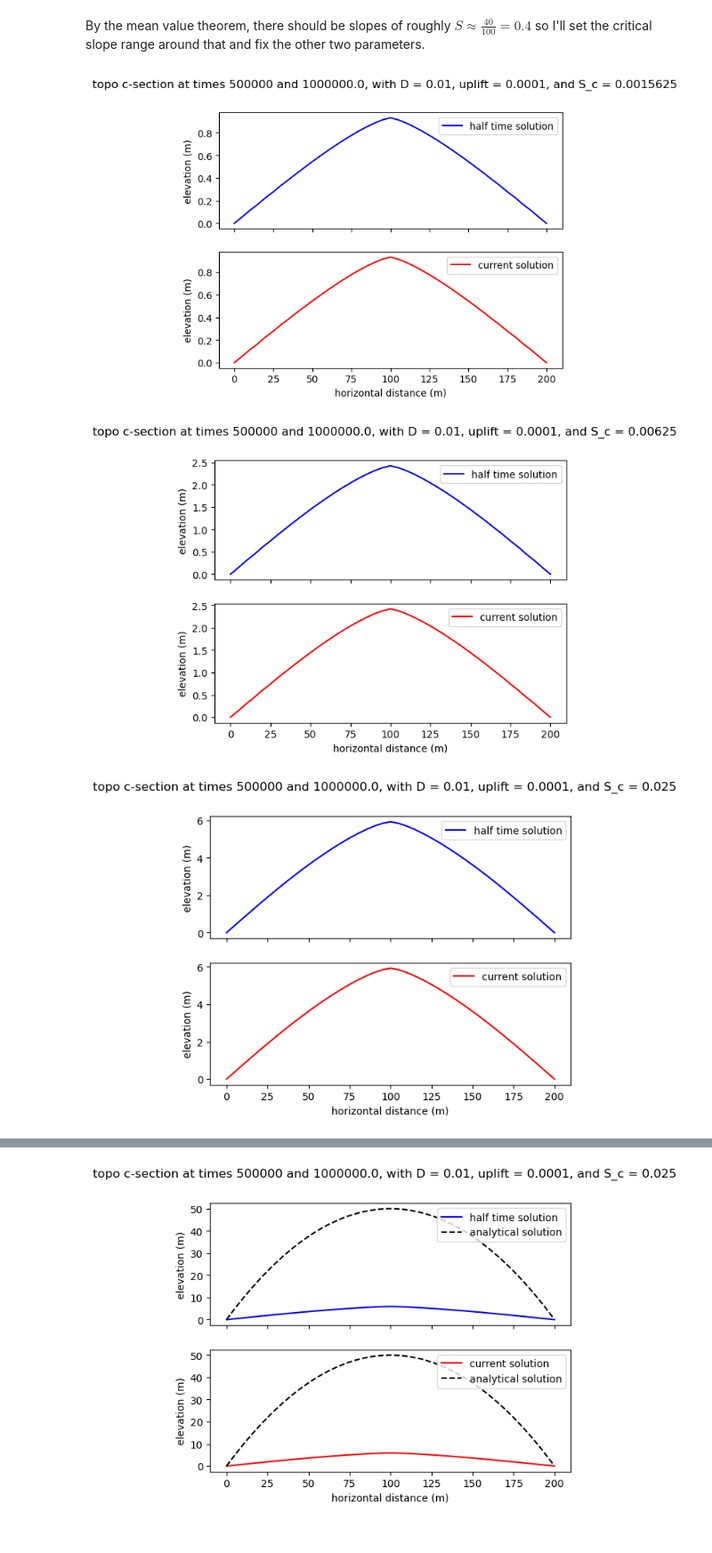
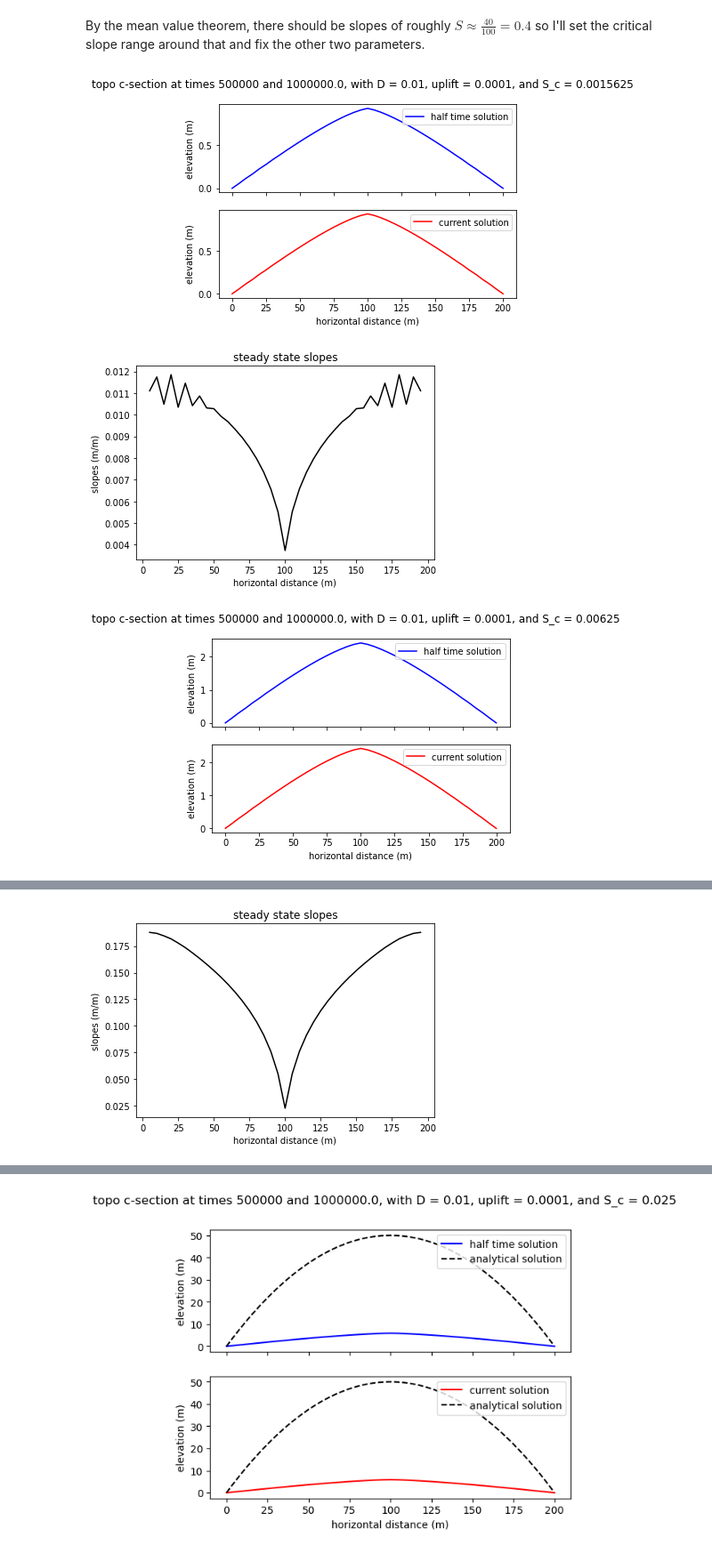
Before and after one commit to sergiogyoz/Geomorphology, a Jupyter notebook: HW/hillslope_non_linear_diffusion.ipynb, the cells around one changed output, grey strips where cells are left out. Shown at 89% size. Cells and saved outputs as stored; diff of their text form; code cells hidden in the pictures.

```diff
--- a/HW/hillslope_non_linear_diffusion.ipynb
+++ b/HW/hillslope_non_linear_diffusion.ipynb
@@ -74,5 +73,5 @@ This is a sidenote of me trying to solve for the steady state solution, but I fe
 # %%
-def short_plot(elev_rast, **kwargs):
+def short_plot(elev_rast, ys, zs,  **kwargs):
     """
     It plots the analytical solution stored in ys and zs.
     The input is a landlab raster grid model.
@@ -153,7 +152,7 @@ def short_subplot(elev_rast1, elev_rast2, ys_grid, ys=0, zs=0, **kwargs):
 # %% [markdown]
 And a shorthand function for running multiple scenarios of uplift, diffusion and critical slope
 # %%
-def scenarios(Ds, uplift_rates, Scs, show_initial=False, show_analytical = False):
+def scenarios(Ds, uplift_rates, Scs, show_initial=False, show_analytical=False, show_slopes=False):
     """
     input for each parameter is a list of the multiple scenarios to be run
     """
@@ -183,6 +182,8 @@ def scenarios(Ds, uplift_rates, Scs, show_initial=False, show_analytical = False
                     elev_rast = mg.node_vector_to_raster(mg.at_node["topographic__elevation"])
                     short_plot(
                         elev_rast,
+                        ys,
+                        zs,
                         title ="initial topographic cross section")
                 # run non linear diff half time and final solution
                 for i in range(nt):
@@ -202,4 +203,16 @@ def scenarios(Ds, uplift_rates, Scs, show_initial=False, show_analytical = False
                     title=f"topo c-section at times {int(time_counter // 2)} and {time_counter}, with D = {D}, uplift = {uplift_rate}, and S_c = {Sc}",
                     show_analytical = show_analytical,
                 )
+                if show_slopes:
+                    fr = FlowAccumulator(mg)  # intializing flow routing
+                    fr.run_one_step()
+                    figure()
+                    plot(
+                        mg.node_y[mg.core_nodes],
+                        mg.at_node["topographic__steepest_slope"][mg.core_nodes],
+                        "k-",
+                    )
+                    xlabel("horizontal distance (m)")
+                    ylabel("slopes (m/m)")
+                    title("steady state slopes")
 # %% [markdown]
@@ -275,9 +271,9 @@ By the mean value theorem, there should be slopes of roughly $S\approx \frac{40}
 # %%
 Ds = [0.01]
 uplift_rates = [0.0001]
-Scs = [0.4/256, 0.4/64,0.4/16, 0.4/4, 0.4, 0.4*4]
-scenarios(Ds,uplift_rates,Scs)
+Scs = [0.4/256, 0.4/64,0.4/16, 0.4/4, 0.4, 0.4*4, 0.4*16]
+scenarios(Ds,uplift_rates,Scs, show_slopes=True)
 # %% [output]
-[figure, old version]
+[figure, new version]
-[figure, old version]
+[figure, new version]
-[figure, old version]
+[figure, new version]
@@ -286,0 +284 @@ scenarios(Ds,uplift_rates,Scs)
+[figure, added]
```
Also changed, not shown: parts of 18 cells of this notebook.
